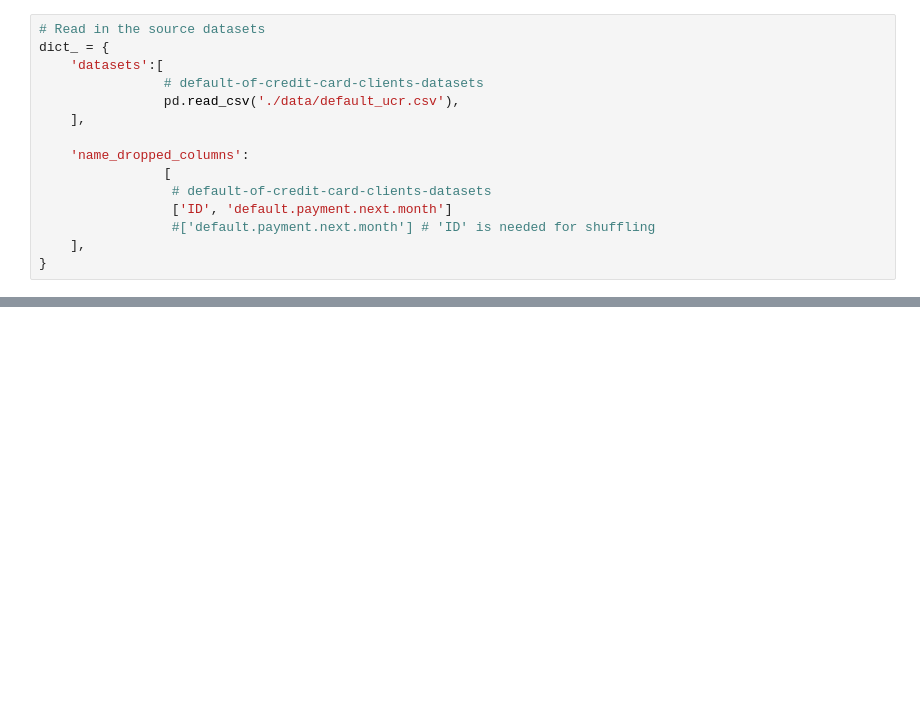
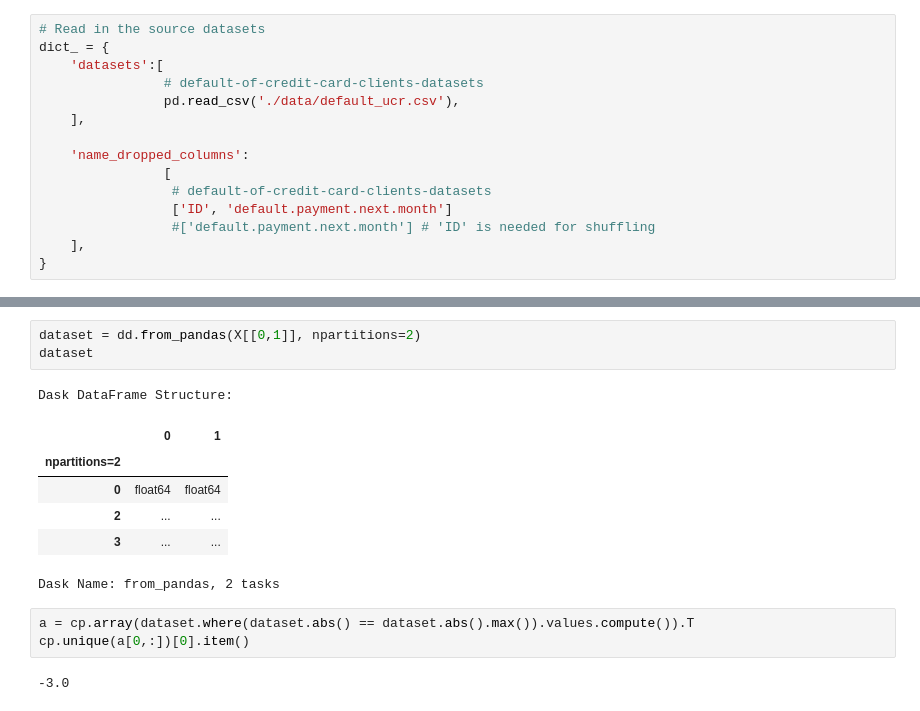
Before and after one commit to Dezzmanster/AML_Risk, a Jupyter notebook: preprocessor/nvt-raw.ipynb, the cells around one changed output, grey strips where cells are left out. Drawn from its saved outputs; the diff is of its cells as text; blank space fills up the shorter version.

```diff
--- a/preprocessor/nvt-raw.ipynb
+++ b/preprocessor/nvt-raw.ipynb
@@ -243,0 +337,16 @@ NameError: name 'f_dict' is not defined
+# %%
+dataset = dd.from_pandas(X[[0,1]], npartitions=2)
+dataset
+# %% [output]
+Dask DataFrame Structure:
+|  | 0 | 1 |
+| npartitions=2 |  |  |
+| 0 | float64 | float64 |
+| 2 | ... | ... |
+| 3 | ... | ... |
+Dask Name: from_pandas, 2 tasks
+# %%
+a = cp.array(dataset.where(dataset.abs() == dataset.abs().max()).values.compute()).T
+cp.unique(a[0,:])[0].item()
+# %% [output]
+-3.0
```
Also changed, not shown: parts of 10 cells of this notebook, 1 other file.
